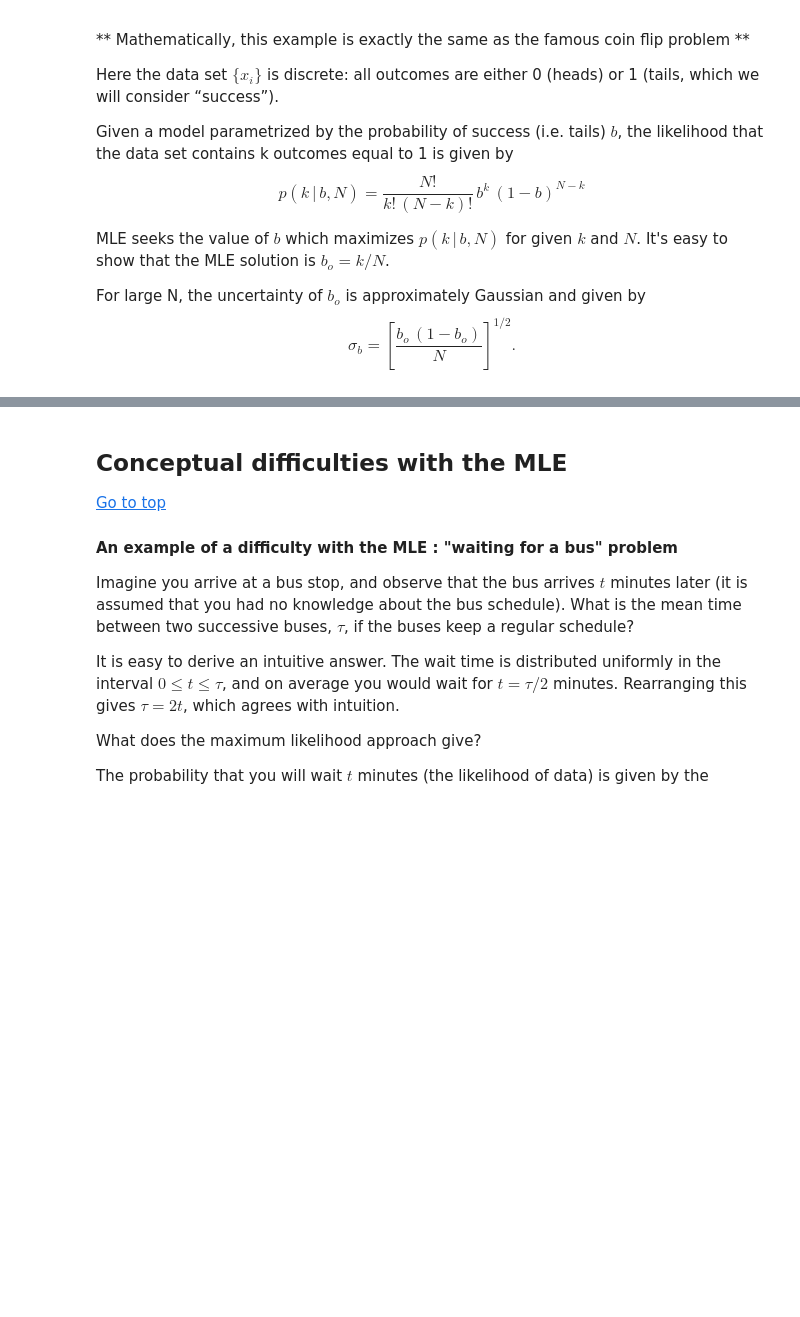
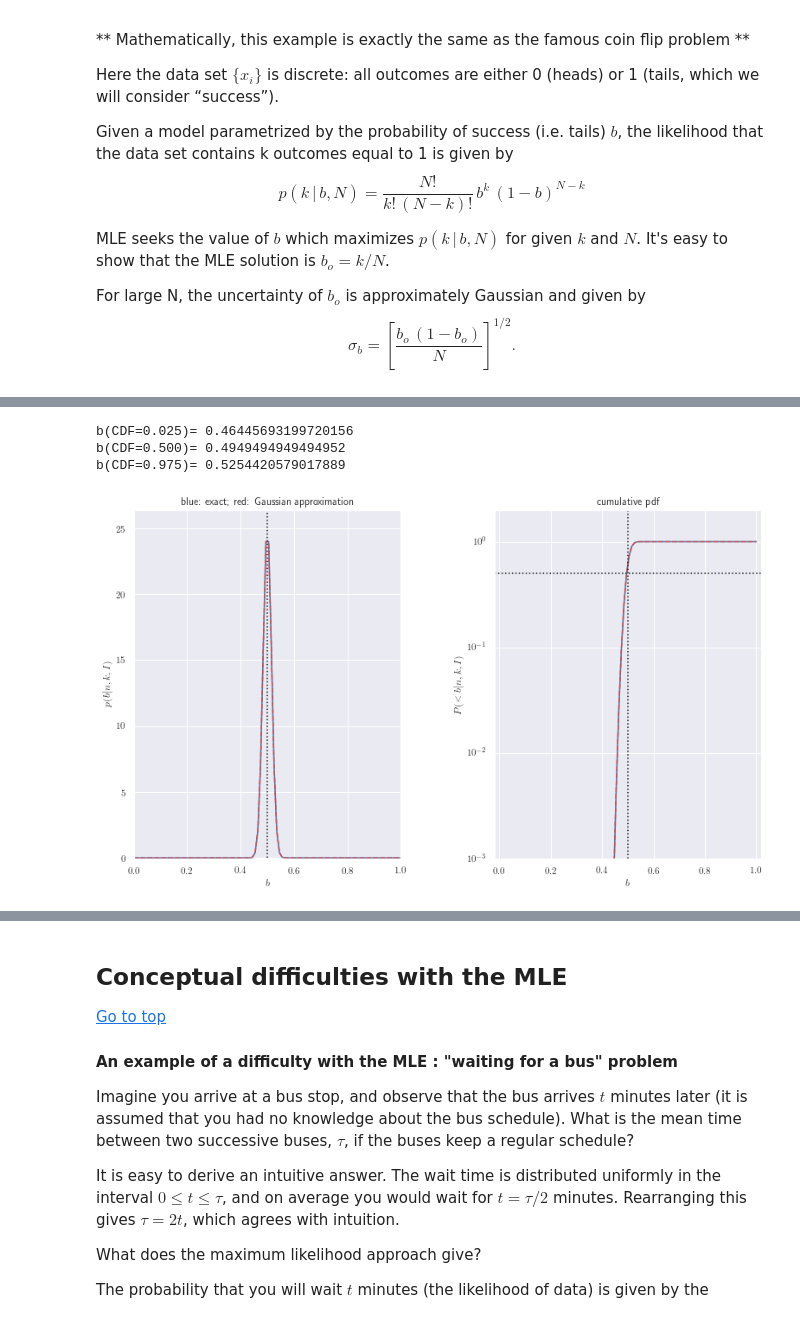
Before and after one commit to VaticanObsSummerSchool2023/lectures, a Jupyter notebook: IvezicJune22.ipynb, the cells around one changed output, grey strips where cells are left out. Saved outputs shown, nothing was run; the diff lists cells and outputs as text; code cells hidden in the pictures; blank space fills up the shorter version.

```diff
--- a/IvezicJune22.ipynb
+++ b/IvezicJune22.ipynb
@@ -705,3 +778,10 @@ doBinomial(2, 1)
+# %%
+doBinomial(1000, 500)
+# %% [output]
+b(CDF=0.025)= 0.46445693199720156
+b(CDF=0.500)= 0.4949494949494952
+b(CDF=0.975)= 0.5254420579017889
+[figure, added]
 # %%
 doBinomial(10, 1, 0.1)
 # %% [output]
```
Also changed, not shown: parts of 15 cells of this notebook.
